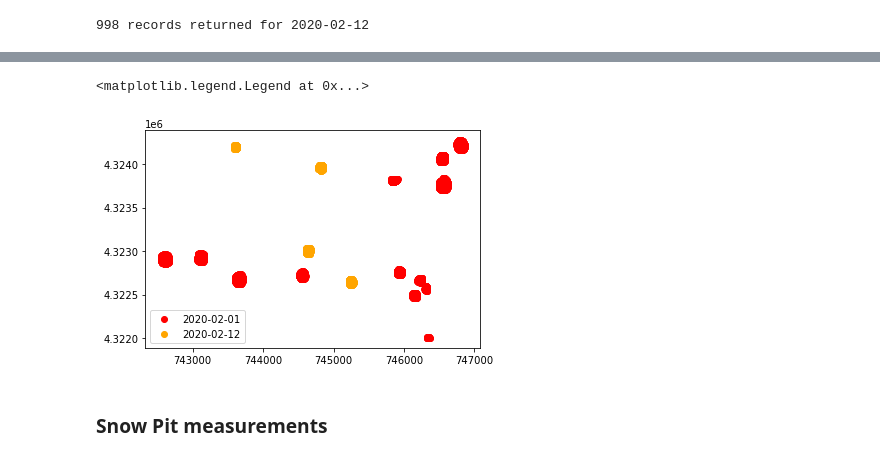
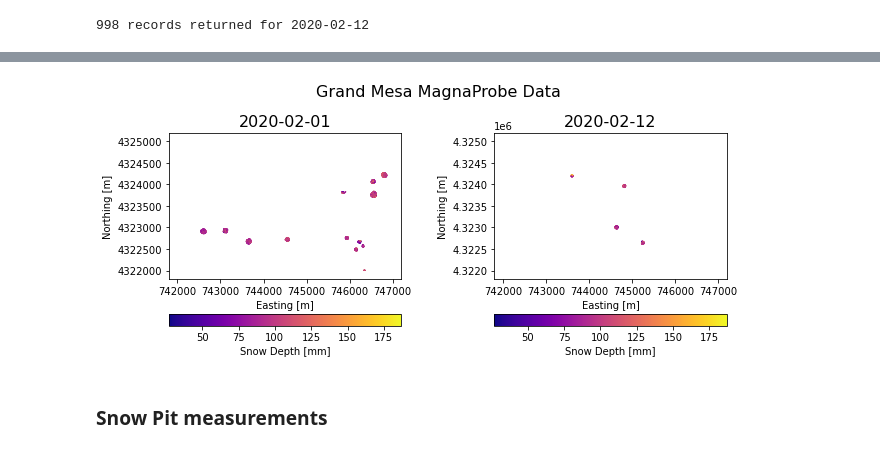
Before and after one commit to snowex-hackweek/coldfusion, a Jupyter notebook: contributors/megan-verf/Combined_Plots_new.ipynb, the cells around one changed output, grey strips where cells are left out. Drawn from its saved outputs; the diff is of its cells as text; code cells hidden in the pictures.

```diff
--- a/contributors/megan-verf/Combined_Plots_new.ipynb
+++ b/contributors/megan-verf/Combined_Plots_new.ipynb
@@ -124,11 +137,45 @@ session.close()
 # %%
 # Plot sites
-plt.scatter(df_mp_lidar1['easting'], df_mp_lidar1['northing'], c = 'red', zorder = 10, label = str(depth1_date1))
-plt.scatter(df_mp_lidar2['easting'], df_mp_lidar2['northing'], c = 'orange', zorder = 1, label = str(depth2_date1))
-plt.legend()
+# plt.scatter(df_mp_lidar1['easting'], df_mp_lidar1['northing'], c = 'red', zorder = 10, label = str(depth1_date1))
+# plt.scatter(df_mp_lidar2['easting'], df_mp_lidar2['northing'], c = 'orange', zorder = 1, label = str(depth2_date1))
+# plt.legend()
+
+
+# Plot sites
+# Build a single plot
+fig, (ax, ax1) = plt.subplots(1,2, figsize = (10,4.3))
+ax.set_xlim(741800, 747200)
+ax.set_ylim(4321800, 4325200)
+ax1.set_xlim(741800, 747200)
+ax1.set_ylim(4321800, 4325200)
+
+# Colorbar keyword arguments
+kwds = {'label': "Snow Depth [mm]", 'orientation': "horizontal"}
+
+# Plot it all up as a scatter using SWE as the color
+ax = df_mp_lidar1.plot(ax=ax, column='value', cmap='plasma', markersize=1, edgecolor='none', legend=True,
+                       legend_kwds=kwds, label=depth1_date1, vmin = df_mp_lidar1['value'].min(), vmax =df_mp_lidar2['value'].max())
+ax1 = df_mp_lidar2.plot(ax=ax1, column='value', cmap='plasma', markersize=1, edgecolor='none', legend=True,legend_kwds=kwds,
+                       vmin = df_mp_lidar1['value'].min(), vmax =df_mp_lidar2['value'].max())
+
+# Set some style/ labeling choices
+ax.ticklabel_format(style='plain', useOffset=False)
+ax.set_xlabel('Easting [m]')
+ax.set_ylabel('Northing [m]')
+ax1.set_xlabel('Easting [m]')
+ax1.set_ylabel('Northing [m]')
+plt.subplots_adjust(wspace=0.4)
+
+suptitle = f'Grand Mesa MagnaProbe Data'
+fig.suptitle(suptitle, fontsize = 16)
+ax.set_title(str(depth1_date1), fontsize=16)
+ax1.set_title(str(depth2_date1), fontsize=16)
+
+# Show plot output and save if desired
+# plt.savefig('GM_MP_depths.png')
+plt.show()
 # %% [output]
-<matplotlib.legend.Legend at 0x...>
-[figure, old version]
+[figure, new version]
 # %% [markdown]
 ### Snow Pit measurements
 # %% [markdown]
```
Also changed, not shown: parts of 12 cells of this notebook.
